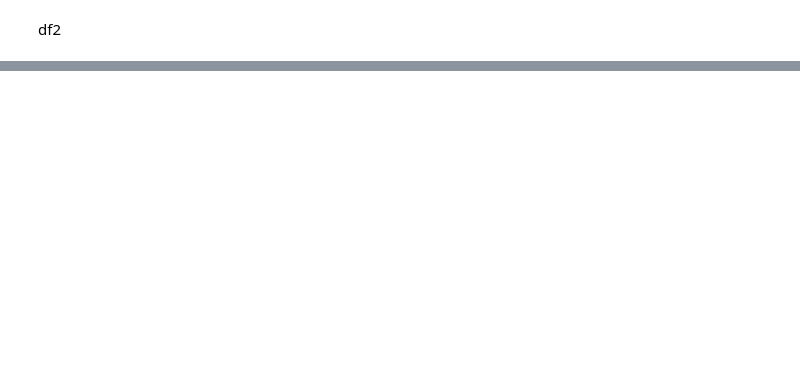
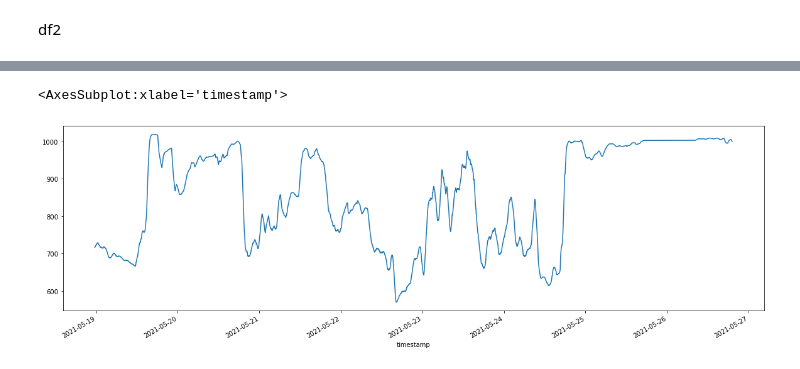
Before and after one commit to Iomys/E2_watering, a Jupyter notebook: report/Analyse des capteur.ipynb, the cells around one changed output, grey strips where cells are left out. Saved outputs shown, nothing was run; the diff lists cells and outputs as text; code cells hidden in the pictures; blank space fills up the shorter version.

```diff
--- a/report/Analyse des capteur.ipynb
+++ b/report/Analyse des capteur.ipynb
@@ -39,0 +75,5 @@ df.plot()
+# %%
+df3.chinois.plot(figsize=(20, 6))
+# %% [output]
+<AxesSubplot:xlabel='timestamp'>
+[figure, added]
```
Also changed, not shown: parts of 6 cells of this notebook.
